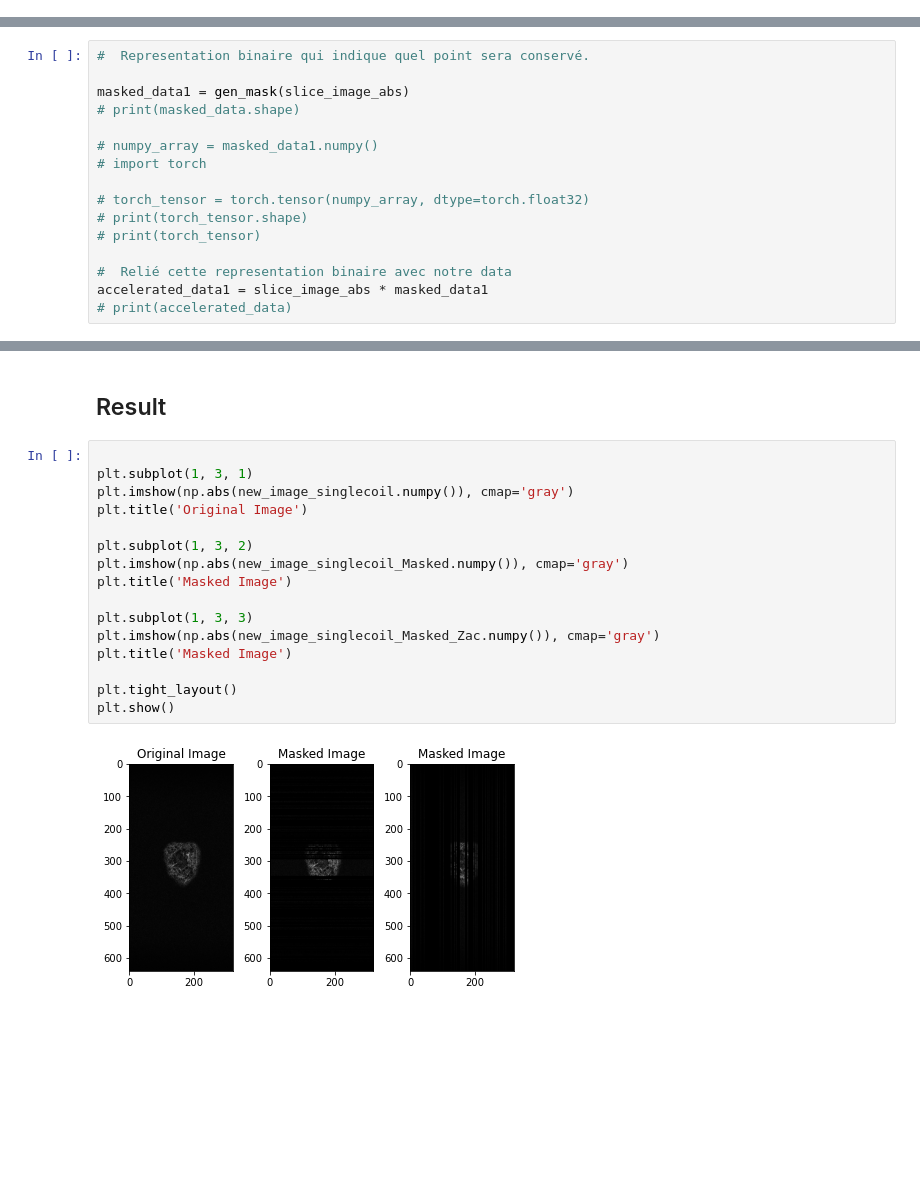
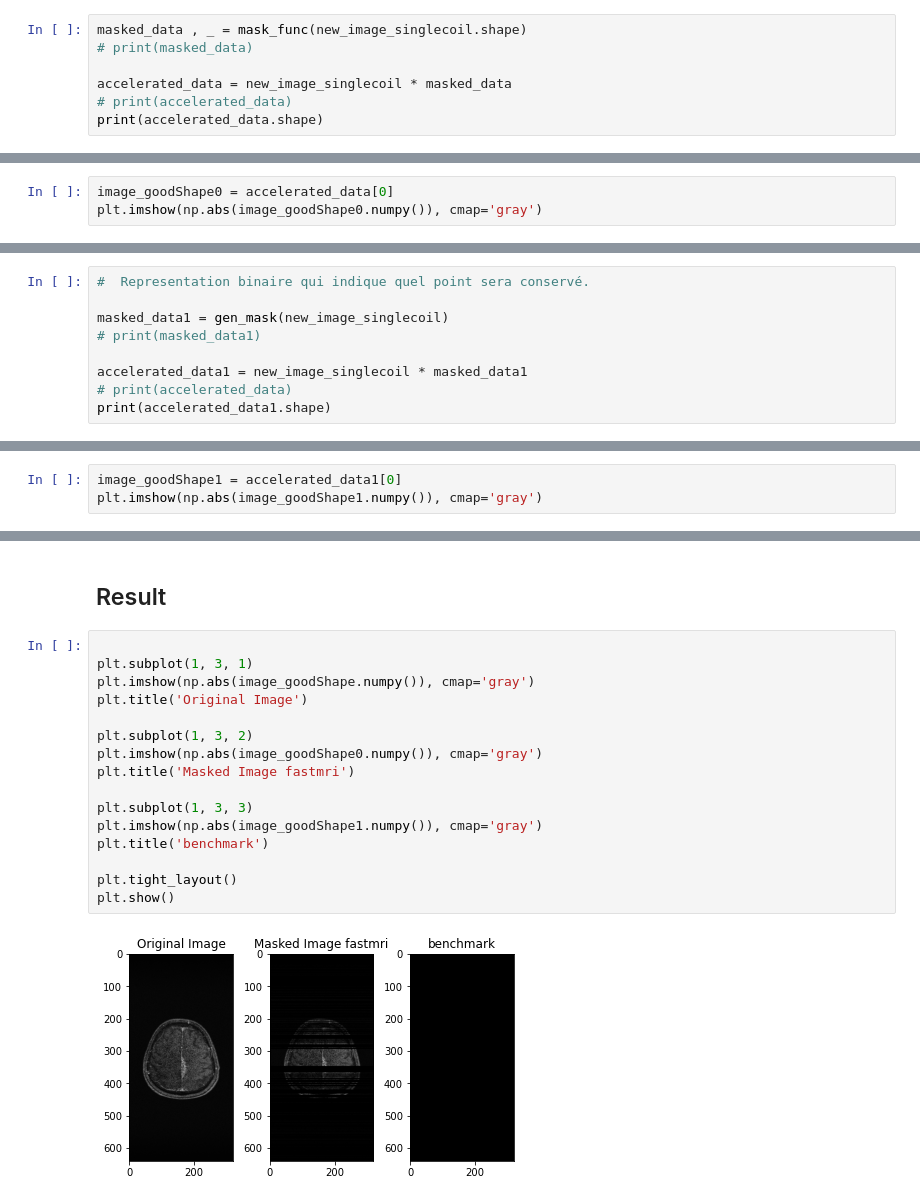
Before and after one commit to mind-inria/mri-dl-recon, a Jupyter notebook: src/mri_dlrecon/functions_torch/tuto_function_torch.ipynb, the cells around one changed output, grey strips where cells are left out. Drawn from its saved outputs; the diff is of its cells as text; blank space fills up the shorter version.

Commit message:
resolution pb shape

```diff
--- a/src/mri_dlrecon/functions_torch/tuto_function_torch.ipynb
+++ b/src/mri_dlrecon/functions_torch/tuto_function_torch.ipynb
@@ -120,0 +95,7 @@ new_image_singlecoil_Masked = accelerated_data
+# %%
+masked_data , _ = mask_func(new_image_singlecoil.shape)
+# print(masked_data)
+
+accelerated_data = new_image_singlecoil * masked_data
+# print(accelerated_data)
+print(accelerated_data.shape)
@@ -120,0 +104,3 @@ new_image_singlecoil_Masked = accelerated_data
+# %%
+image_goodShape0 = accelerated_data[0]
+plt.imshow(np.abs(image_goodShape0.numpy()), cmap='gray')
@@ -211,16 +206,9 @@ def gen_mask(kspace, accel_factor=8):
 # %%
 #  Representation binaire qui indique quel point sera conservé.
 
-masked_data1 = gen_mask(slice_image_abs)
-# print(masked_data.shape)
+masked_data1 = gen_mask(new_image_singlecoil)
+# print(masked_data1)
 
-# numpy_array = masked_data1.numpy()
-# import torch
-
-# torch_tensor = torch.tensor(numpy_array, dtype=torch.float32)
-# print(torch_tensor.shape)
-# print(torch_tensor)
-
-#  Relié cette representation binaire avec notre data
-accelerated_data1 = slice_image_abs * masked_data1
+accelerated_data1 = new_image_singlecoil * masked_data1
 # print(accelerated_data)
+print(accelerated_data1.shape)
@@ -230,0 +218,3 @@ new_image_singlecoil_Masked_Zac = virtual_coil_reconstruction(accelerated_data1)
+# %%
+image_goodShape1 = accelerated_data1[0]
+plt.imshow(np.abs(image_goodShape1.numpy()), cmap='gray')
@@ -233,18 +226,18 @@ new_image_singlecoil_Masked_Zac = virtual_coil_reconstruction(accelerated_data1)
 # %%
 
 plt.subplot(1, 3, 1)
-plt.imshow(np.abs(new_image_singlecoil.numpy()), cmap='gray')
+plt.imshow(np.abs(image_goodShape.numpy()), cmap='gray')
 plt.title('Original Image')
 
 plt.subplot(1, 3, 2)
-plt.imshow(np.abs(new_image_singlecoil_Masked.numpy()), cmap='gray')
-plt.title('Masked Image')
+plt.imshow(np.abs(image_goodShape0.numpy()), cmap='gray')
+plt.title('Masked Image fastmri')
 
 plt.subplot(1, 3, 3)
-plt.imshow(np.abs(new_image_singlecoil_Masked_Zac.numpy()), cmap='gray')
-plt.title('Masked Image')
+plt.imshow(np.abs(image_goodShape1.numpy()), cmap='gray')
+plt.title('benchmark')
 
 plt.tight_layout()
 plt.show()
 # %% [output]
-[figure, old version]
+[figure, new version]
```
Also changed, not shown: parts of 19 cells of this notebook, 5 other files.
